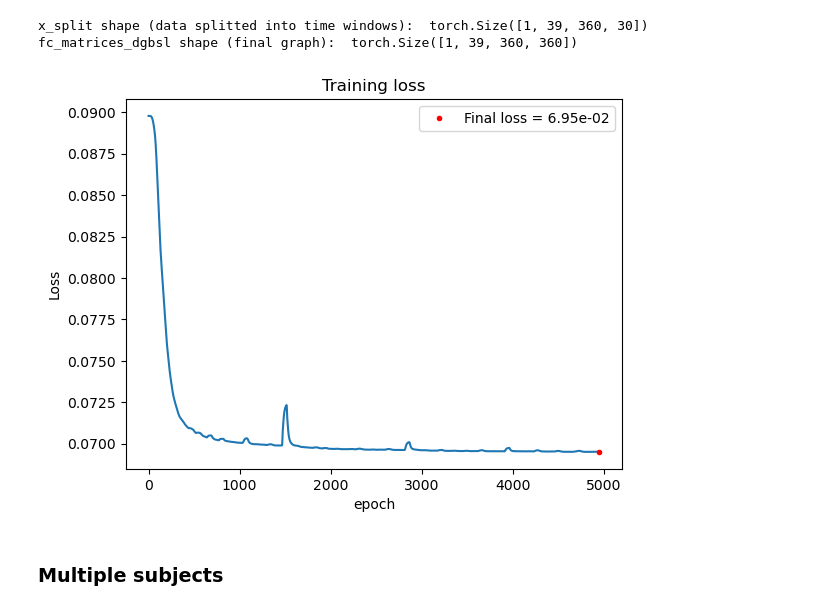
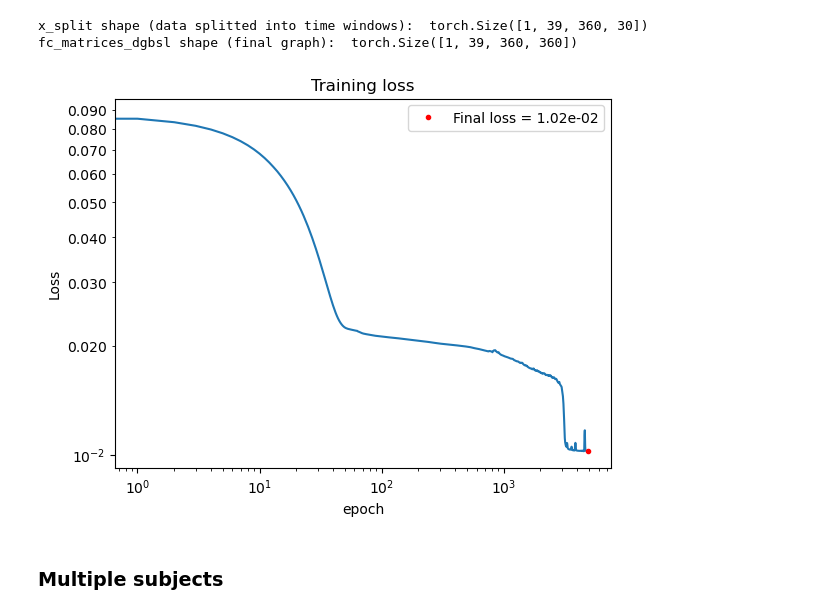
Before and after one commit to mattciff5/graphs-nn, a Jupyter notebook: notebooks/dbgsl.ipynb, the cells around one changed output. Saved outputs shown, nothing was run; the diff lists cells and outputs as text; code cells hidden in the pictures.

```diff
--- a/notebooks/dbgsl.ipynb
+++ b/notebooks/dbgsl.ipynb
@@ -74,7 +75,7 @@ def create_fc_matrices_dbgsl(scan, window_size=30, step_size=10):
 
     for t in range(t_repetition):
         window = scan[:, t*step_size:t*step_size+window_size]
-        correlation_matrix = np.corrcoef(window)   # pearson correlation
+        correlation_matrix = (np.corrcoef(window) + 1) / 2   # normalized pearson correlation
         fc_matrices.append(correlation_matrix)
 
     return fc_matrices
@@ -375,25 +377,28 @@ for epoch in epochs:
 # %%
 fig = plt.figure()
 ax = fig.gca()
-# ax.set_yscale('log')
-# ax.set_xscale('log')
+ax.set_yscale('log')
+ax.set_xscale('log')
 periods = 50
 # Mobile mean of the loss
 loss_mm = np.convolve([1/periods]*periods, loss_arr)[periods:-periods]
 ax.plot(loss_mm)
 ax.plot(n_episodes-periods, loss_mm[-1], '.', color = "red", label=f'Final loss = {loss_arr[-periods:].mean():.2e}')
+
+# ax.set_yticklabels(np.arange(0.01, 0.1, 0.01))
+ax.yaxis.set_minor_formatter(mpl.ticker.ScalarFormatter())
 
 plt.title("Training loss")
 
 # ax.set_xlim(periods, n_epochs)
 ax.set_xlabel("epoch")
 ax.set_ylabel("Loss")
 
 plt.legend(loc=1)
 
 plt.show()
 # %% [output]
-[figure, old version]
+[figure, new version]
 # %% [markdown]
 ### Multiple subjects
 # %%
```
Also changed, not shown: parts of 4 cells of this notebook.
